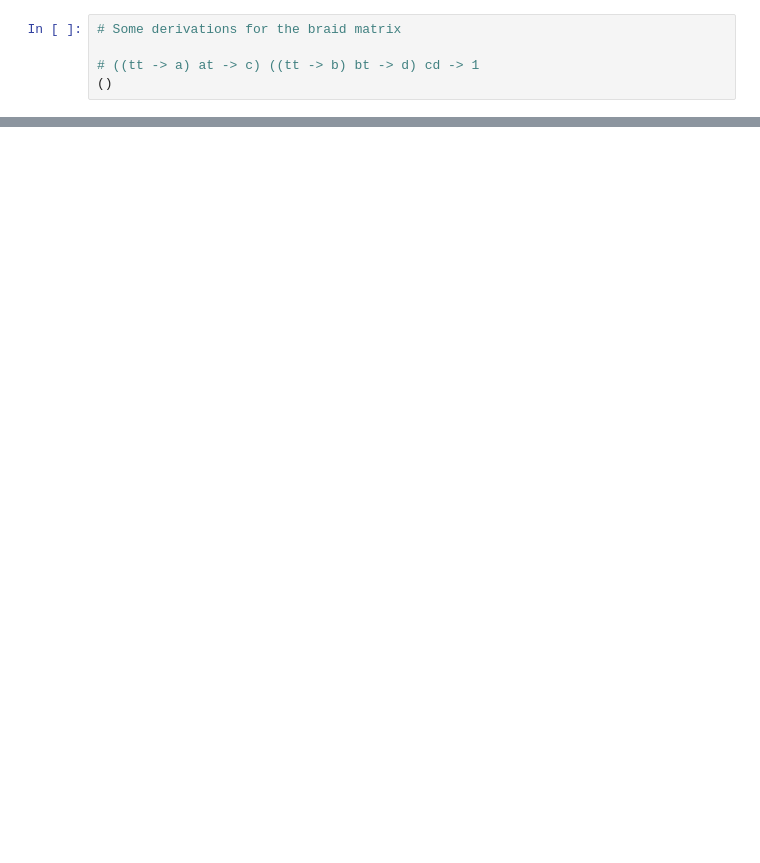
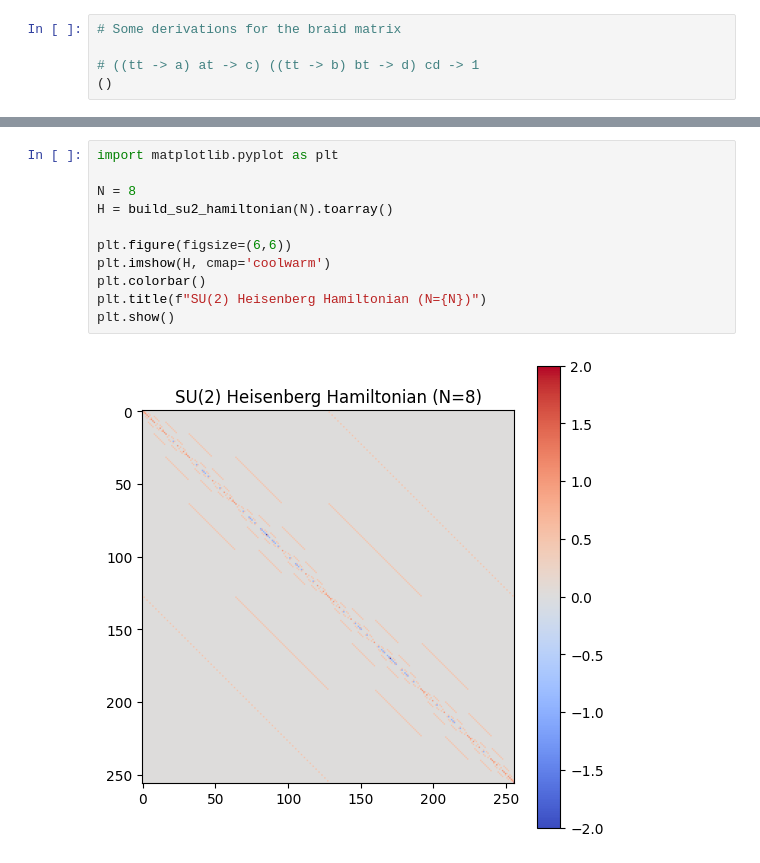
Before and after one commit to jkr11/bachelors-thesis, a Jupyter notebook: experiments/chain.ipynb, the cells around one changed output, grey strips where cells are left out. Drawn from its saved outputs; the diff is of its cells as text; blank space fills up the shorter version.

```diff
--- a/experiments/chain.ipynb
+++ b/experiments/chain.ipynb
@@ -76,0 +152,13 @@ plt.savefig('convergence_plot.png')
+# %%
+import matplotlib.pyplot as plt
+
+N = 8
+H = build_su2_hamiltonian(N).toarray()
+
+plt.figure(figsize=(6,6))
+plt.imshow(H, cmap='coolwarm')
+plt.colorbar()
+plt.title(f"SU(2) Heisenberg Hamiltonian (N={N})")
+plt.show()
+# %% [output]
+[figure, added]
```
Also changed, not shown: parts of 5 cells of this notebook, 8 other files.
